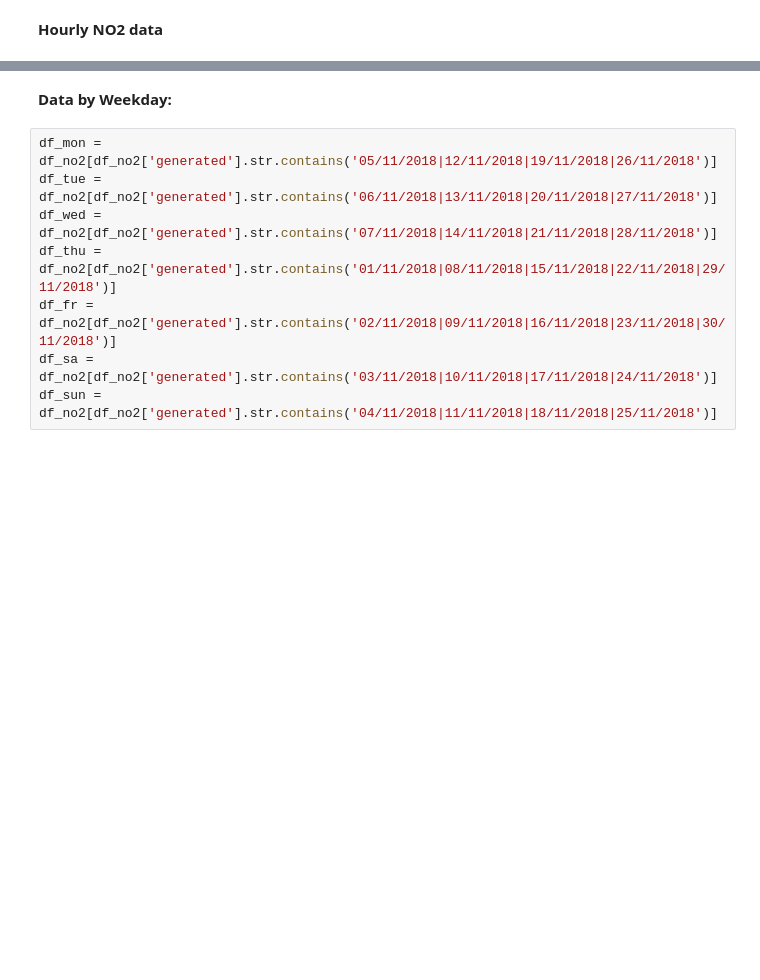
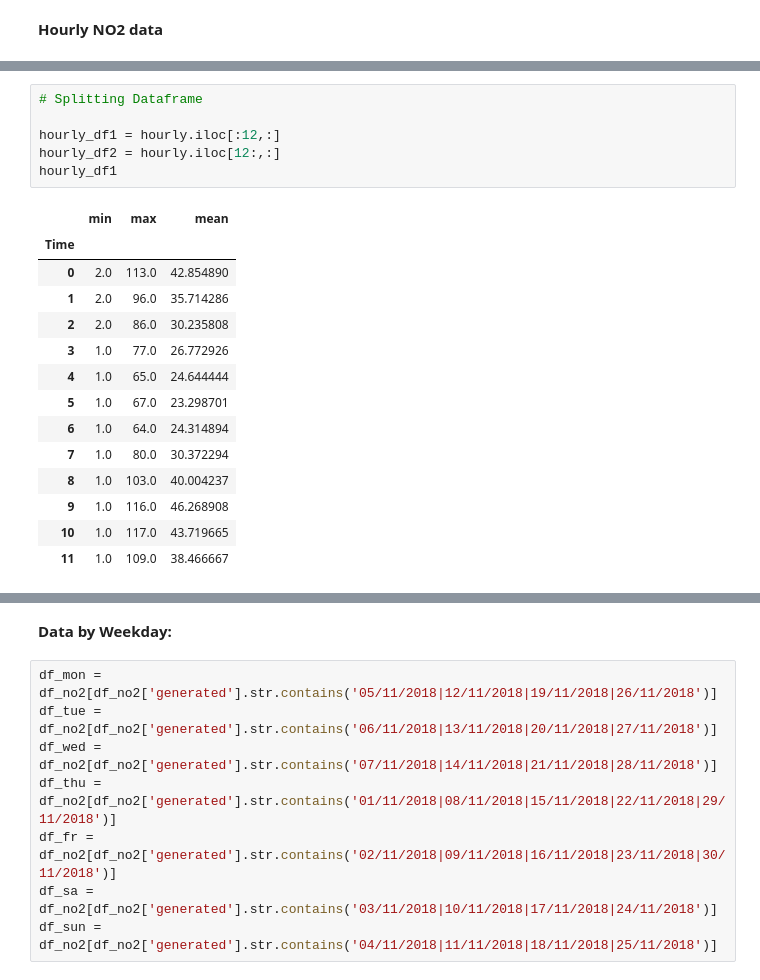
Before and after one commit to ta-data-remote/Project-Week-2-Barcelona, a Jupyter notebook: your-project/NO2_analysis.ipynb, the cells around one changed output, grey strips where cells are left out. Drawn from its saved outputs; the diff is of its cells as text; blank space fills up the shorter version.

```diff
--- a/your-project/AirQuality-Lisa.ipynb
+++ b/your-project/NO2_analysis.ipynb
@@ -79,3 +112,24 @@ hourly
+# %%
+# Splitting Dataframe
+
+hourly_df1 = hourly.iloc[:12,:]
+hourly_df2 = hourly.iloc[12:,:]
+hourly_df1
+# %% [output]
+|  | min | max | mean |
+| Time |  |  |  |
+| 0 | 2.0 | 113.0 | 42.854890 |
+| 1 | 2.0 | 96.0 | 35.714286 |
+| 2 | 2.0 | 86.0 | 30.235808 |
+| 3 | 1.0 | 77.0 | 26.772926 |
+| 4 | 1.0 | 65.0 | 24.644444 |
+| 5 | 1.0 | 67.0 | 23.298701 |
+| 6 | 1.0 | 64.0 | 24.314894 |
+| 7 | 1.0 | 80.0 | 30.372294 |
+| 8 | 1.0 | 103.0 | 40.004237 |
+| 9 | 1.0 | 116.0 | 46.268908 |
+| 10 | 1.0 | 117.0 | 43.719665 |
+| 11 | 1.0 | 109.0 | 38.466667 |
 # %%
 hourly.T
 # %% [output]
```
Also changed, not shown: parts of 17 cells of this notebook.
